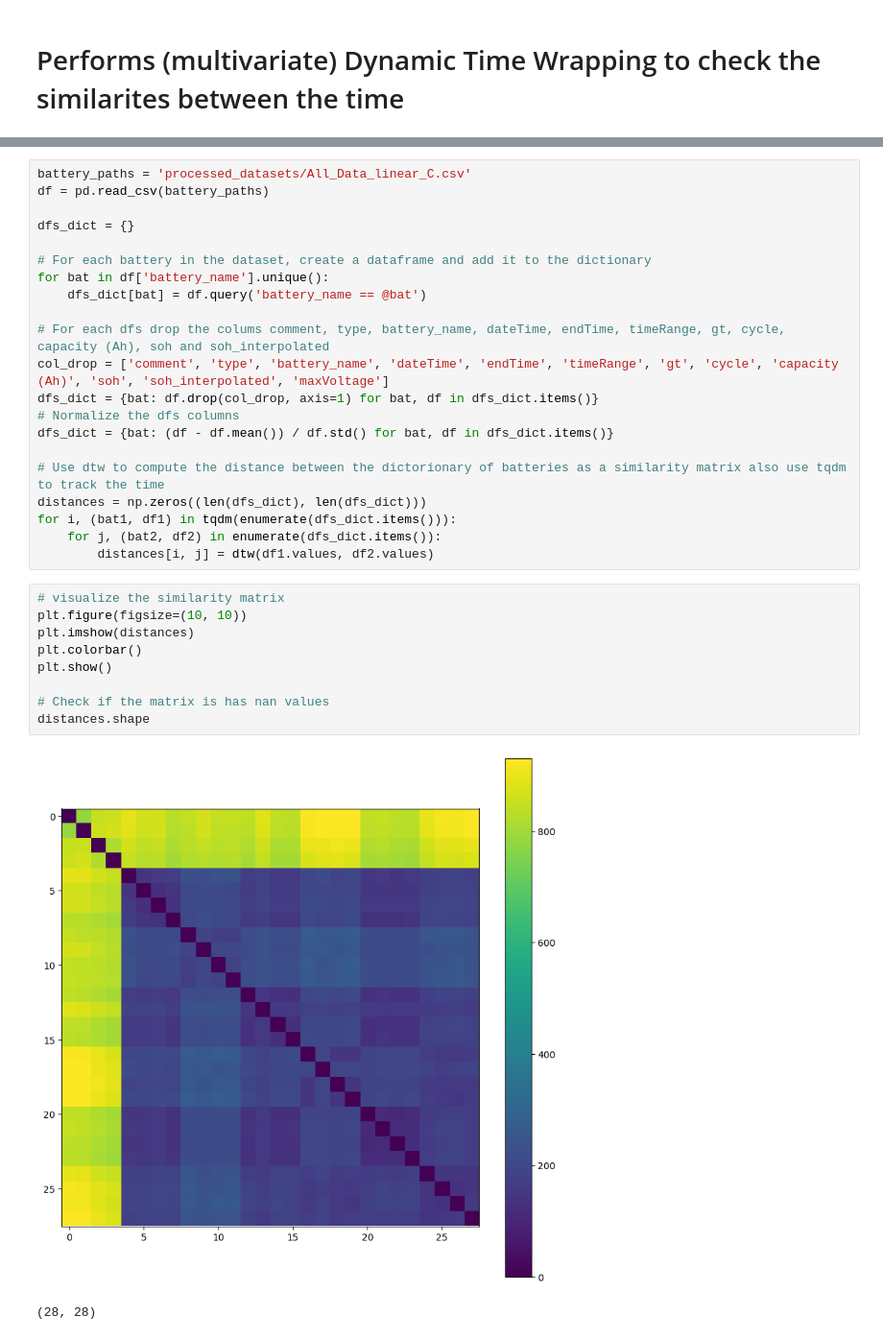
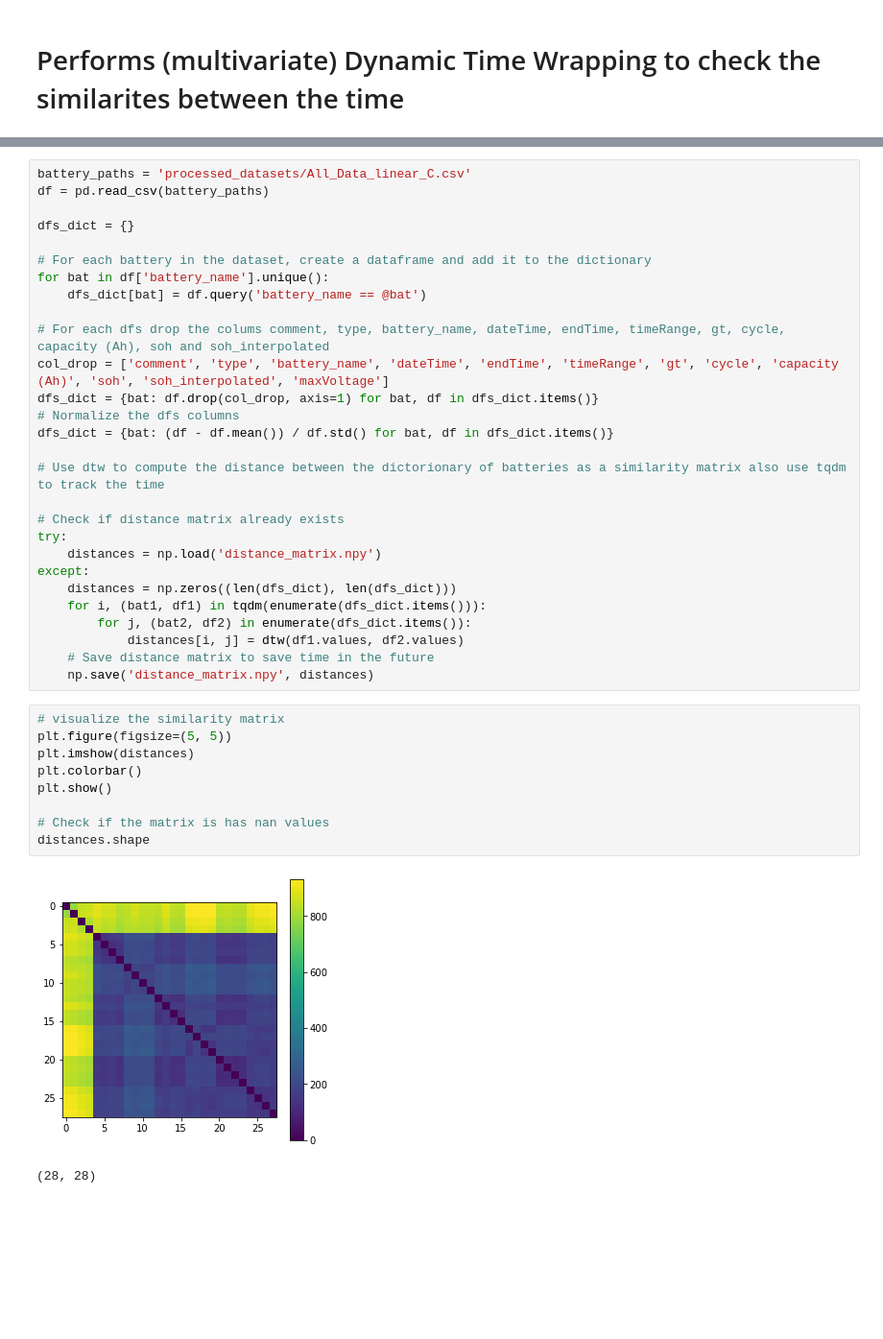
Before and after one commit to antongorillam/Lithium-Ion-Battery-Analysis, a Jupyter notebook: dynamic_time_warping.ipynb, the cells around one changed output, grey strips where cells are left out. Shown at 96% size. Cells and saved outputs as stored; diff of their text form; blank space fills up the shorter version.

```diff
--- a/dynamic_time_warping.ipynb
+++ b/dynamic_time_warping.ipynb
@@ -28,19 +27,26 @@ dfs_dict = {bat: df.drop(col_drop, axis=1) for bat, df in dfs_dict.items()}
 dfs_dict = {bat: (df - df.mean()) / df.std() for bat, df in dfs_dict.items()}
 
 # Use dtw to compute the distance between the dictorionary of batteries as a similarity matrix also use tqdm to track the time
-distances = np.zeros((len(dfs_dict), len(dfs_dict)))
-for i, (bat1, df1) in tqdm(enumerate(dfs_dict.items())):
-    for j, (bat2, df2) in enumerate(dfs_dict.items()):
-        distances[i, j] = dtw(df1.values, df2.values)
+
+# Check if distance matrix already exists
+try:
+    distances = np.load('distance_matrix.npy')
+except:
+    distances = np.zeros((len(dfs_dict), len(dfs_dict)))
+    for i, (bat1, df1) in tqdm(enumerate(dfs_dict.items())):
+        for j, (bat2, df2) in enumerate(dfs_dict.items()):
+            distances[i, j] = dtw(df1.values, df2.values)
+    # Save distance matrix to save time in the future
+    np.save('distance_matrix.npy', distances)
 # %%
 # visualize the similarity matrix
-plt.figure(figsize=(10, 10))
+plt.figure(figsize=(5, 5))
 plt.imshow(distances)
 plt.colorbar()
 plt.show()
 
 # Check if the matrix is has nan values
 distances.shape
 # %% [output]
-[figure, old version]
+[figure, new version]
 (28, 28)
```
Also changed, not shown: parts of 8 cells of this notebook, 7 other files.
